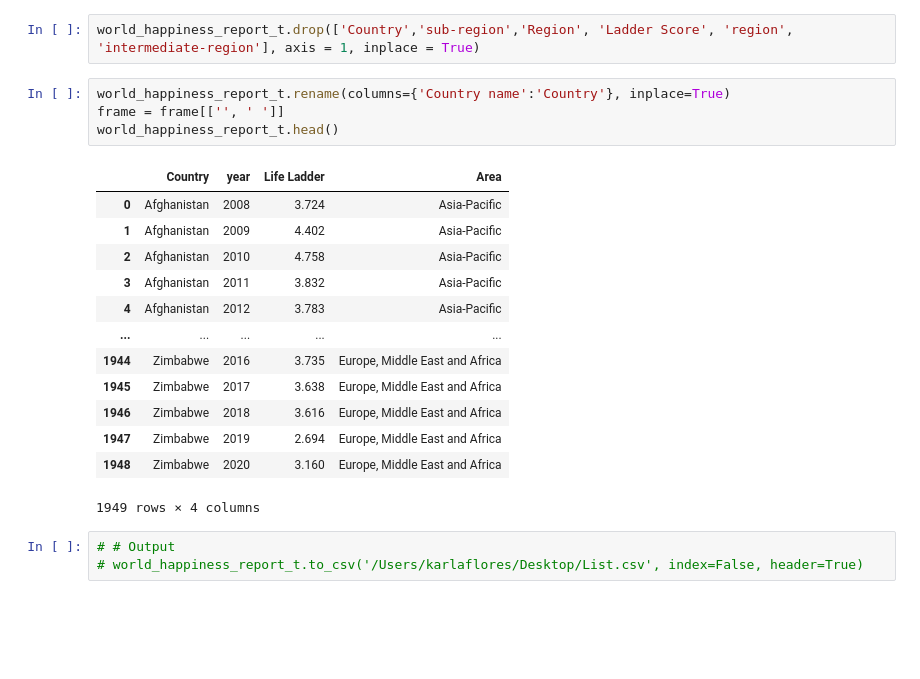
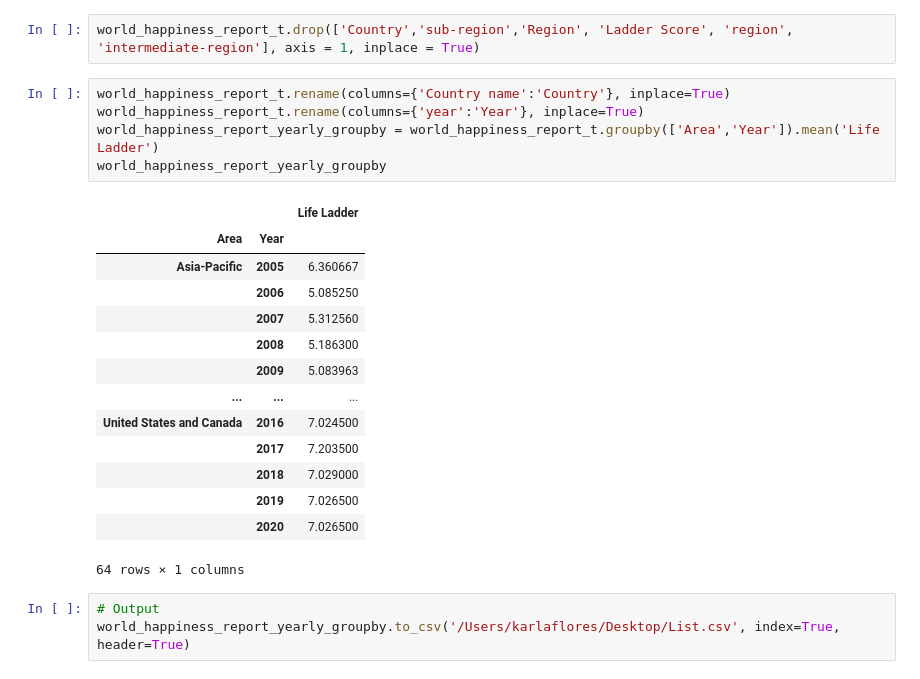
Before and after one commit to adamholcomb/Python-Media-Happiness-Analysis, a Jupyter notebook: HappinessIndex-KF.ipynb, the cells around one changed output. Saved outputs shown, nothing was run; the diff lists cells and outputs as text; blank space fills up the shorter version.

```diff
--- a/HappinessIndex-KF.ipynb
+++ b/HappinessIndex-KF.ipynb
@@ -326,22 +338,24 @@ world_happiness_report_t.head()
 world_happiness_report_t.drop(['Country','sub-region','Region', 'Ladder Score', 'region', 'intermediate-region'], axis = 1, inplace = True)
 # %%
 world_happiness_report_t.rename(columns={'Country name':'Country'}, inplace=True)
-frame = frame[['', ' ']]
-world_happiness_report_t.head()
+world_happiness_report_t.rename(columns={'year':'Year'}, inplace=True)
+world_happiness_report_yearly_groupby = world_happiness_report_t.groupby(['Area','Year']).mean('Life Ladder')
+world_happiness_report_yearly_groupby
 # %% [output]
-|  | Country | year | Life Ladder | Area |
-| 0 | Afghanistan | 2008 | 3.724 | Asia-Pacific |
-| 1 | Afghanistan | 2009 | 4.402 | Asia-Pacific |
-| 2 | Afghanistan | 2010 | 4.758 | Asia-Pacific |
-| 3 | Afghanistan | 2011 | 3.832 | Asia-Pacific |
-| 4 | Afghanistan | 2012 | 3.783 | Asia-Pacific |
-| ... | ... | ... | ... | ... |
-| 1944 | Zimbabwe | 2016 | 3.735 | Europe, Middle East and Africa |
-| 1945 | Zimbabwe | 2017 | 3.638 | Europe, Middle East and Africa |
-| 1946 | Zimbabwe | 2018 | 3.616 | Europe, Middle East and Africa |
-| 1947 | Zimbabwe | 2019 | 2.694 | Europe, Middle East and Africa |
-| 1948 | Zimbabwe | 2020 | 3.160 | Europe, Middle East and Africa |
+|  |  | Life Ladder |
+| Area | Year |  |
+| Asia-Pacific | 2005 | 6.360667 |
+|  | 2006 | 5.085250 |
+|  | 2007 | 5.312560 |
+|  | 2008 | 5.186300 |
+|  | 2009 | 5.083963 |
+| ... | ... | ... |
+| United States and Canada | 2016 | 7.024500 |
+|  | 2017 | 7.203500 |
+|  | 2018 | 7.029000 |
+|  | 2019 | 7.026500 |
+|  | 2020 | 7.026500 |
-1949 rows × 4 columns
+64 rows × 1 columns
 # %%
-# # Output
-# world_happiness_report_t.to_csv('/Users/karlaflores/Desktop/List.csv', index=False, header=True)
+# Output
+world_happiness_report_yearly_groupby.to_csv('/Users/karlaflores/Desktop/List.csv', index=True, header=True)
```
Also changed, not shown: parts of 1 cell of this notebook.
